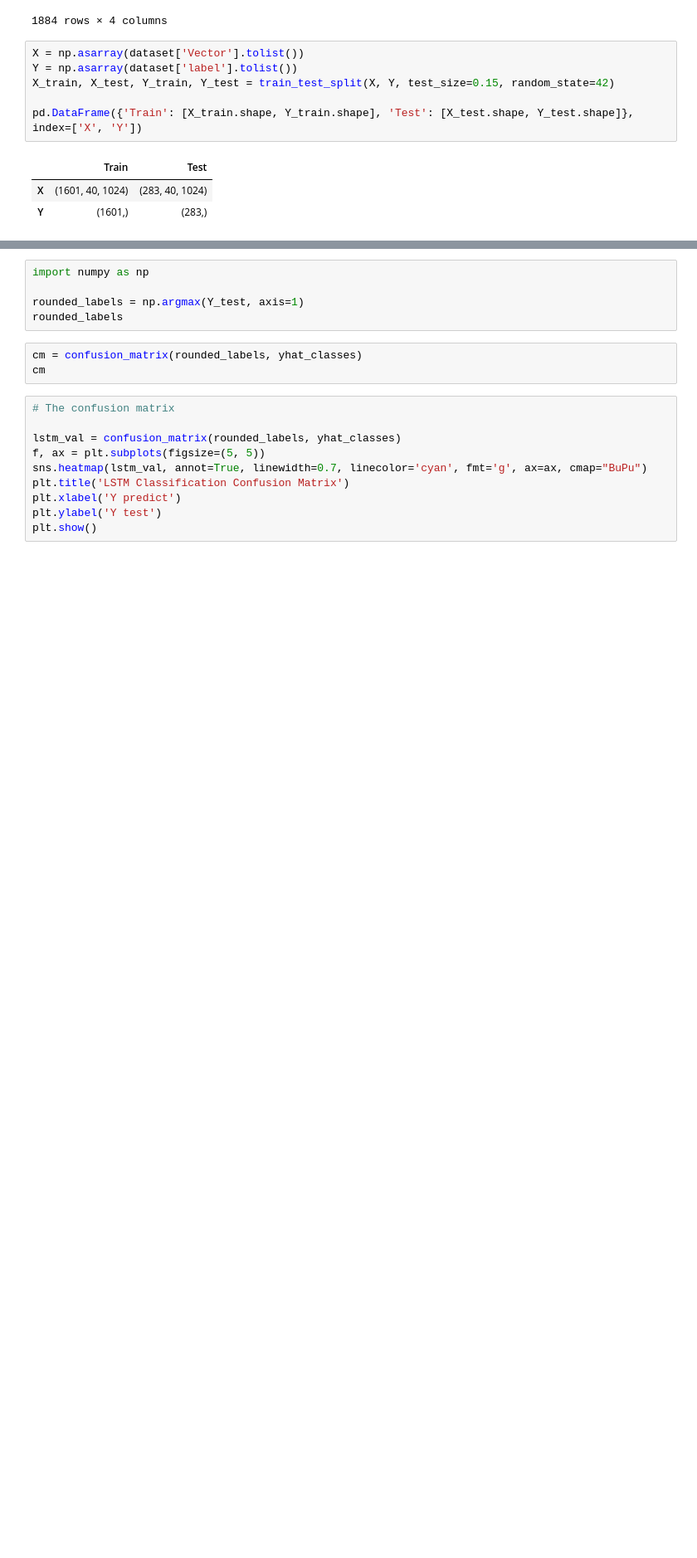
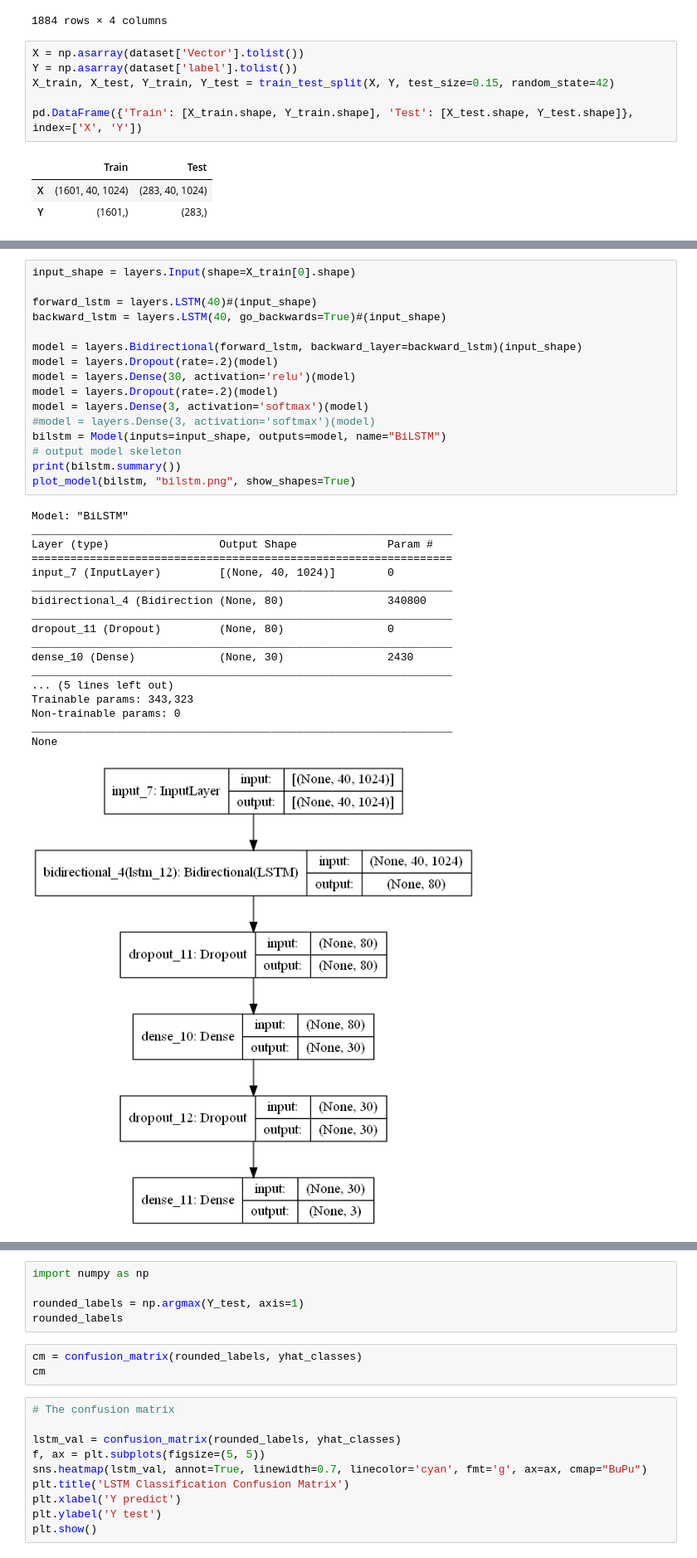
Before and after one commit to kmaltcev/NLP-BiLSTM-model, a Jupyter notebook: CNN_BiLSTM.ipynb, the cells around one changed output, grey strips where cells are left out. Shown at 83% size. Saved outputs shown, nothing was run; the diff lists cells and outputs as text; blank space fills up the shorter version.

Commit message:
bilstm finished

```diff
--- a/CNN_BiLSTM.ipynb
+++ b/CNN_BiLSTM.ipynb
@@ -337,0 +363,35 @@ plt.savefig('model_loss.png')
+# %%
+input_shape = layers.Input(shape=X_train[0].shape)
+
+forward_lstm = layers.LSTM(40)#(input_shape)
+backward_lstm = layers.LSTM(40, go_backwards=True)#(input_shape)
+
+model = layers.Bidirectional(forward_lstm, backward_layer=backward_lstm)(input_shape)
+model = layers.Dropout(rate=.2)(model)
+model = layers.Dense(30, activation='relu')(model)
+model = layers.Dropout(rate=.2)(model)
+model = layers.Dense(3, activation='softmax')(model)
+#model = layers.Dense(3, activation='softmax')(model)
+bilstm = Model(inputs=input_shape, outputs=model, name="BiLSTM")
+# output model skeleton
+print(bilstm.summary())
+plot_model(bilstm, "bilstm.png", show_shapes=True)
+# %% [output]
+Model: "BiLSTM"
+_________________________________________________________________
+Layer (type)                 Output Shape              Param #
+=================================================================
+input_7 (InputLayer)         [(None, 40, 1024)]        0
+_________________________________________________________________
+bidirectional_4 (Bidirection (None, 80)                340800
+_________________________________________________________________
+dropout_11 (Dropout)         (None, 80)                0
+_________________________________________________________________
+dense_10 (Dense)             (None, 30)                2430
+_________________________________________________________________
+... (5 lines left out)
+Trainable params: 343,323
+Non-trainable params: 0
+_________________________________________________________________
+None
+[figure, added]
```
Also changed, not shown: parts of 17 cells of this notebook.
